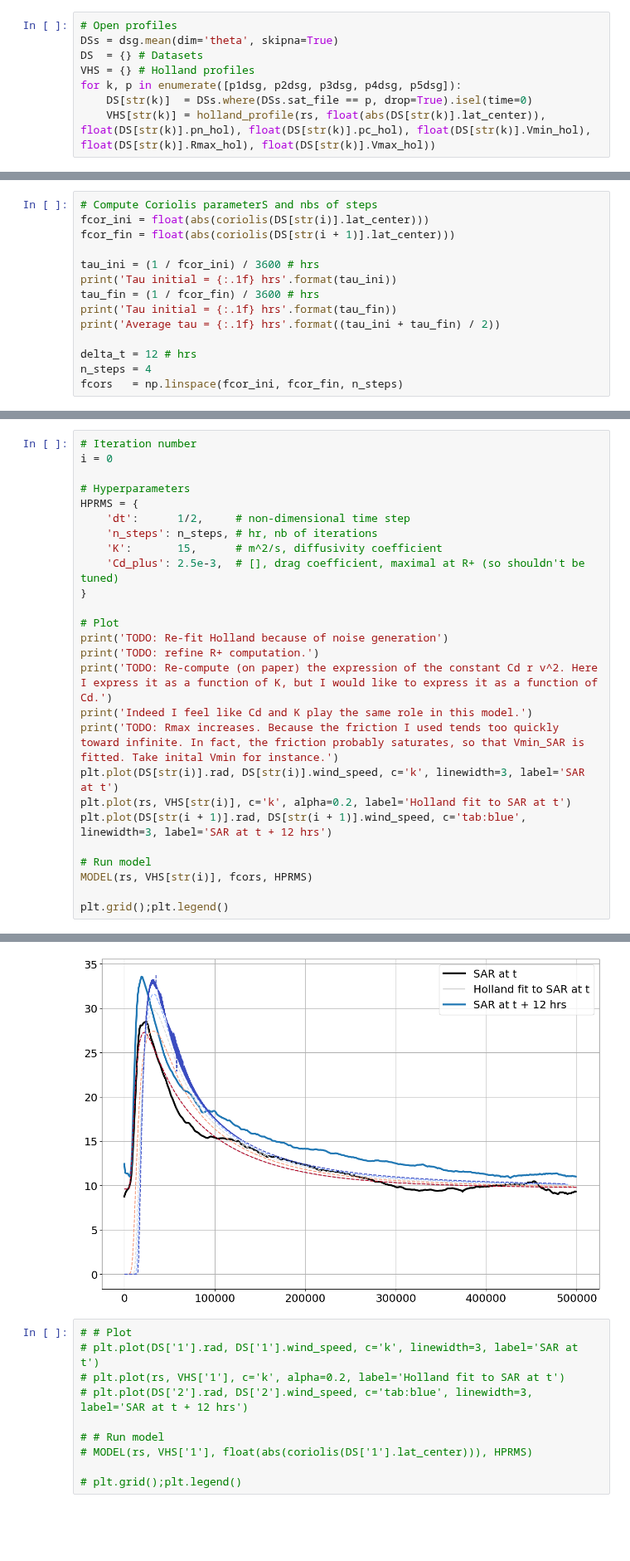
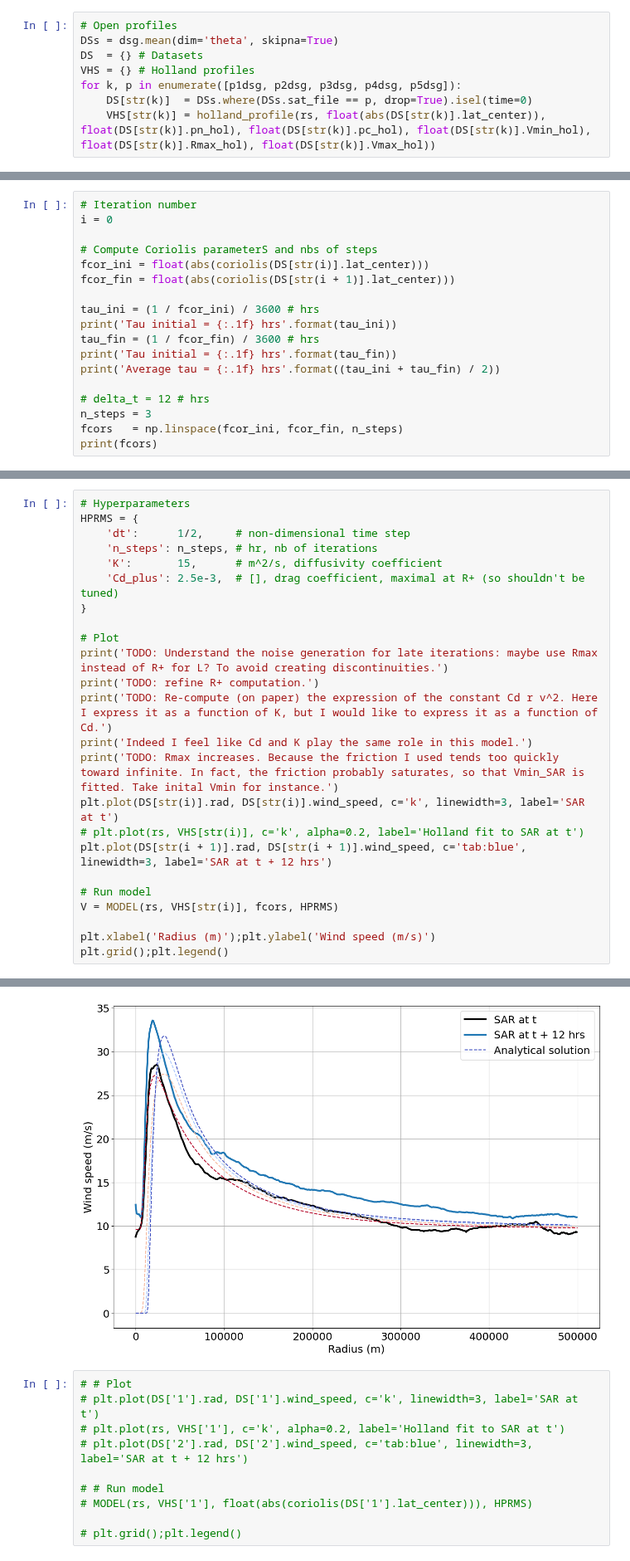
Before and after one commit to Arthur117/TCsLifeMonitFromObs, a Jupyter notebook: PRJCT_TIME_EVOLUTION/zSmall_iterations.ipynb, the cells around one changed output, grey strips where cells are left out. Shown at 83% size. Cells and saved outputs as stored; diff of their text form; blank space fills up the shorter version.

```diff
--- a/PRJCT_TIME_EVOLUTION/zSmall_iterations.ipynb
+++ b/PRJCT_TIME_EVOLUTION/zSmall_iterations.ipynb
@@ -257,4 +371,7 @@ def MODEL(r, V_ini, fcors, HPRMS):
 # %%
+# Iteration number
+i = 0
+
 # Compute Coriolis parameterS and nbs of steps
 fcor_ini = float(abs(coriolis(DS[str(i)].lat_center)))
 fcor_fin = float(abs(coriolis(DS[str(i + 1)].lat_center)))
@@ -265,9 +382,10 @@ tau_fin = (1 / fcor_fin) / 3600 # hrs
 print('Tau initial = {:.1f} hrs'.format(tau_fin))
 print('Average tau = {:.1f} hrs'.format((tau_ini + tau_fin) / 2))
 
-delta_t = 12 # hrs
-n_steps = 4
+# delta_t = 12 # hrs
+n_steps = 3
 fcors   = np.linspace(fcor_ini, fcor_fin, n_steps)
+print(fcors)
 # %% [output]
 Tau initial = 7.5 hrs
 Tau initial = 7.2 hrs
@@ -275,7 +394,4 @@ Average tau = 7.3 hrs
 # %%
-# Iteration number
-i = 0
-
 # Hyperparameters
 HPRMS = {
     'dt':      1/2,     # non-dimensional time step
@@ -285,17 +401,18 @@ HPRMS = {
 }
 
 # Plot
-print('TODO: Re-fit Holland because of noise generation')
+print('TODO: Understand the noise generation for late iterations: maybe use Rmax instead of R+ for L? To avoid creating discontinuities.')
 print('TODO: refine R+ computation.')
 print('TODO: Re-compute (on paper) the expression of the constant Cd r v^2. Here I express it as a function of K, but I would like to express it as a function of Cd.')
 print('Indeed I feel like Cd and K play the same role in this model.')
 print('TODO: Rmax increases. Because the friction I used tends too quickly toward infinite. In fact, the friction probably saturates, so that Vmin_SAR is fitted. Take inital Vmin for instance.')
 plt.plot(DS[str(i)].rad, DS[str(i)].wind_speed, c='k', linewidth=3, label='SAR at t')
-plt.plot(rs, VHS[str(i)], c='k', alpha=0.2, label='Holland fit to SAR at t')
+# plt.plot(rs, VHS[str(i)], c='k', alpha=0.2, label='Holland fit to SAR at t')
 plt.plot(DS[str(i + 1)].rad, DS[str(i + 1)].wind_speed, c='tab:blue', linewidth=3, label='SAR at t + 12 hrs')
 
 # Run model
-MODEL(rs, VHS[str(i)], fcors, HPRMS)
+V = MODEL(rs, VHS[str(i)], fcors, HPRMS)
 
+plt.xlabel('Radius (m)');plt.ylabel('Wind speed (m/s)')
 plt.grid();plt.legend()
 # %% [output]
@@ -303,9 +420,9 @@ TODO: Re-fit Holland because of noise generation
 TODO: refine R+ computation.
 TODO: Re-compute (on paper) the expression of the constant Cd r v^2. Here I express it as a function of K, but I would like to express it as a function of Cd.
 Indeed I feel like Cd and K play the same role in this model.
 TODO: Rmax increases. Because the friction I used tends too quickly toward infinite. In fact, the friction probably saturates, so that Vmin_SAR is fitted. Take inital Vmin for instance.
 <matplotlib.legend.Legend at 0x...>
-[figure, old version]
+[figure, new version]
 # %%
 # # Plot
 # plt.plot(DS['1'].rad, DS['1'].wind_speed, c='k', linewidth=3, label='SAR at t')
```
Also changed, not shown: parts of 4 cells of this notebook.
